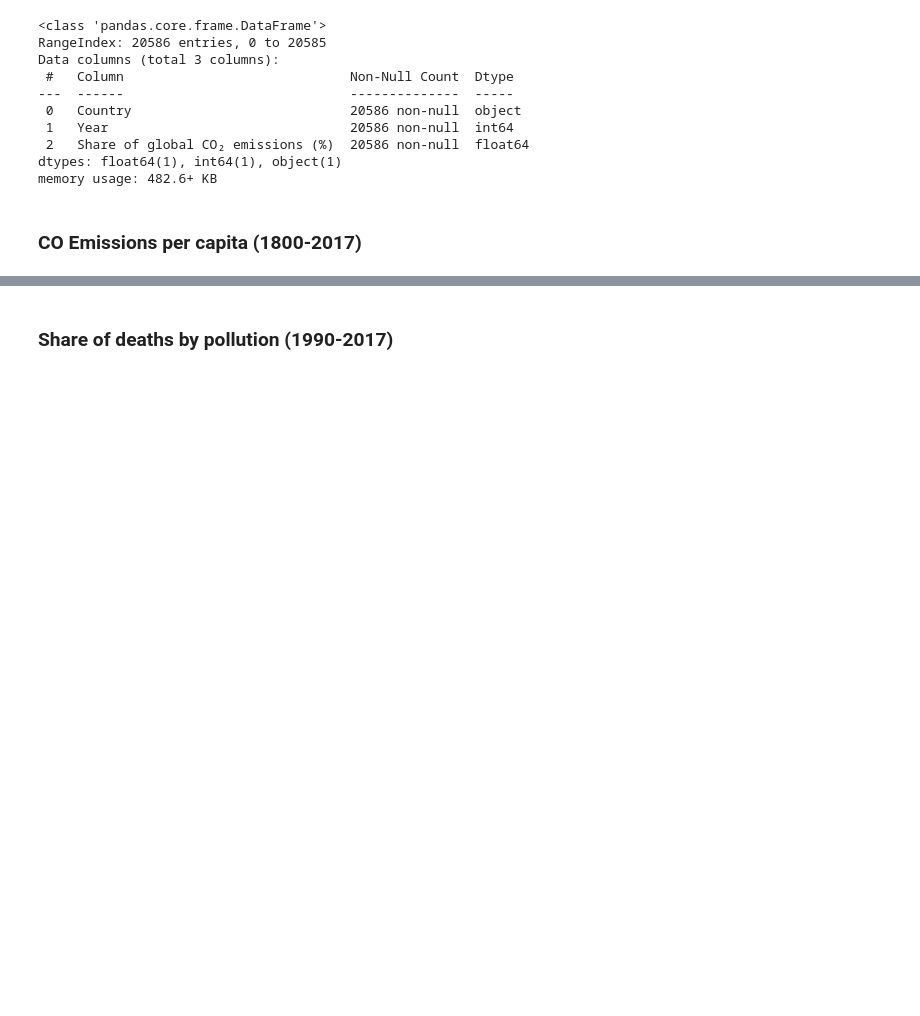
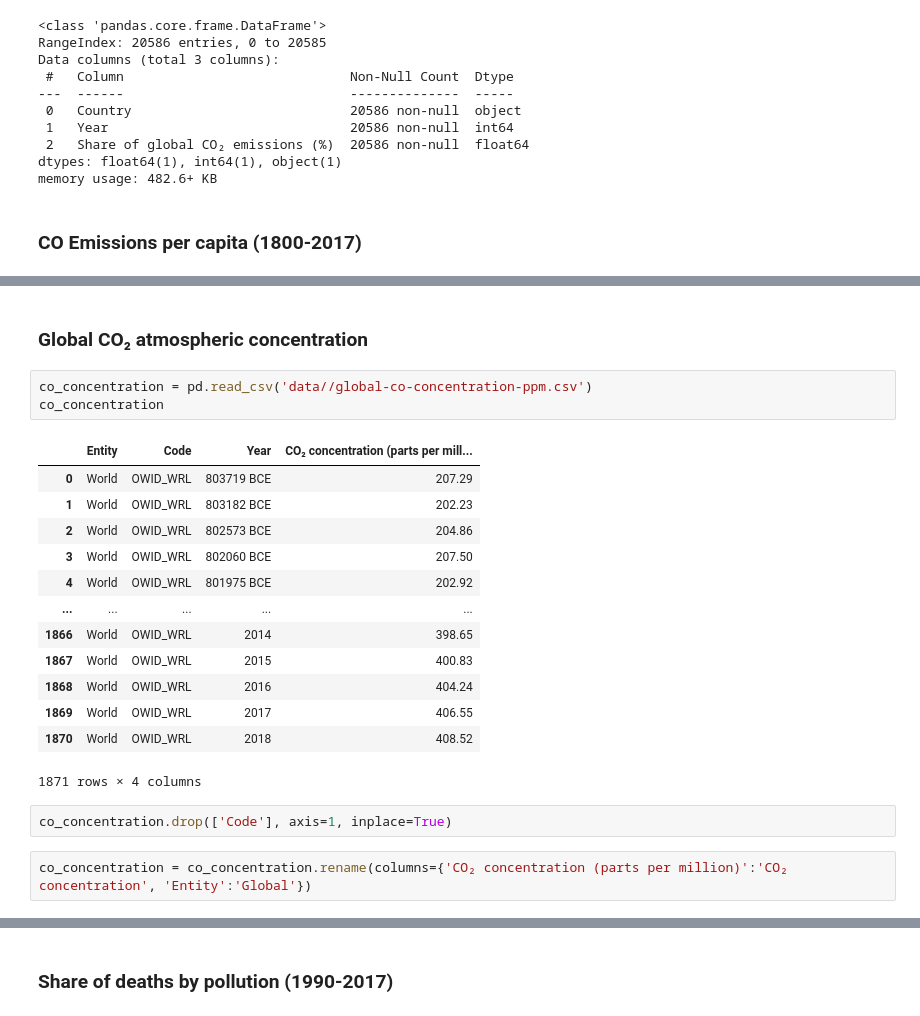
Before and after one commit to ta-data-bcn/Project-Week-8-Final-Project, a Jupyter notebook: your-project/Data Gathering.ipynb, the cells around one changed output, grey strips where cells are left out. Drawn from its saved outputs; the diff is of its cells as text; blank space fills up the shorter version.

```diff
--- a/your-project/Data Gathering.ipynb
+++ b/your-project/Data Gathering.ipynb
@@ -129,0 +162,23 @@ memory usage: 1.3+ MB
+# %% [markdown]
+### Global CO₂ atmospheric concentration
+# %%
+co_concentration = pd.read_csv('data//global-co-concentration-ppm.csv')
+co_concentration
+# %% [output]
+|  | Entity | Code | Year | CO₂ concentration (parts per mill... |
+| 0 | World | OWID_WRL | 803719 BCE | 207.29 |
+| 1 | World | OWID_WRL | 803182 BCE | 202.23 |
+| 2 | World | OWID_WRL | 802573 BCE | 204.86 |
+| 3 | World | OWID_WRL | 802060 BCE | 207.50 |
+| 4 | World | OWID_WRL | 801975 BCE | 202.92 |
+| ... | ... | ... | ... | ... |
+| 1866 | World | OWID_WRL | 2014 | 398.65 |
+| 1867 | World | OWID_WRL | 2015 | 400.83 |
+| 1868 | World | OWID_WRL | 2016 | 404.24 |
+| 1869 | World | OWID_WRL | 2017 | 406.55 |
+| 1870 | World | OWID_WRL | 2018 | 408.52 |
+1871 rows × 4 columns
+# %%
+co_concentration.drop(['Code'], axis=1, inplace=True)
+# %%
+co_concentration = co_concentration.rename(columns={'CO₂ concentration (parts per million)':'CO₂ concentration', 'Entity':'Global'})
```
Also changed, not shown: parts of 46 cells of this notebook.
